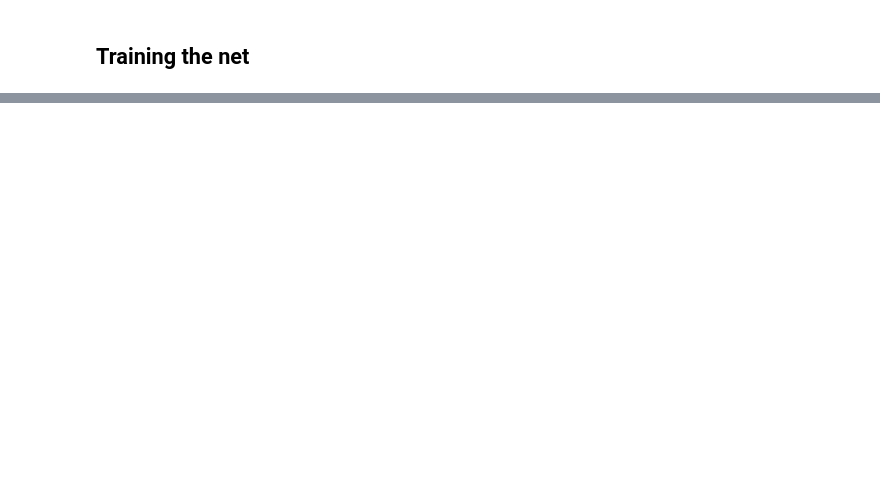
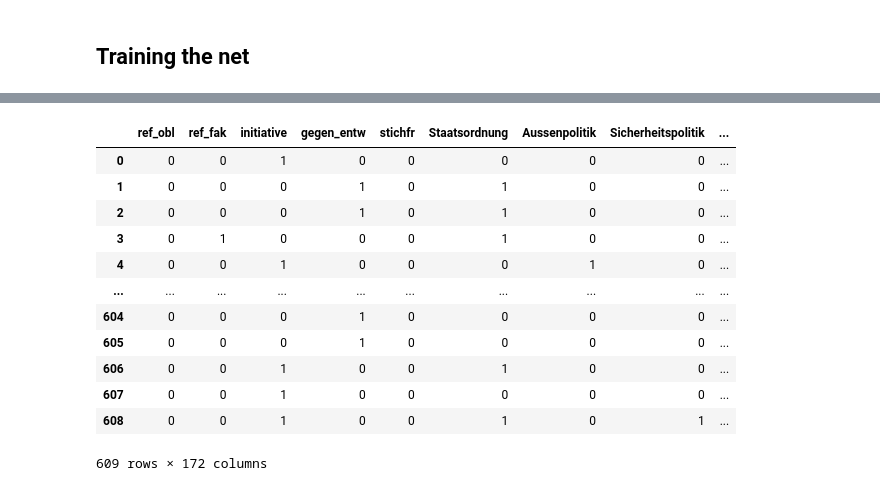
Before and after one commit to DJAntivenom/swiss-vote-prediction, a Jupyter notebook: src/nn_2.0.ipynb, the cells around one changed output, grey strips where cells are left out. Cells and saved outputs as stored; diff of their text form; code cells hidden in the pictures; blank space fills up the shorter version.

```diff
--- a/src/nn_2.0.ipynb
+++ b/src/nn_2.0.ipynb
@@ -218,0 +268,16 @@ model.evaluate(x=in_test, y=out_test)
+# %%
+get_data()[1]
+# %% [output]
+|  | ref_obl | ref_fak | initiative | gegen_entw | stichfr | Staatsordnung | Aussenpolitik | Sicherheitspolitik | ... |
+| 0 | 0 | 0 | 1 | 0 | 0 | 0 | 0 | 0 | ... |
+| 1 | 0 | 0 | 0 | 1 | 0 | 1 | 0 | 0 | ... |
+| 2 | 0 | 0 | 0 | 1 | 0 | 1 | 0 | 0 | ... |
+| 3 | 0 | 1 | 0 | 0 | 0 | 1 | 0 | 0 | ... |
+| 4 | 0 | 0 | 1 | 0 | 0 | 0 | 1 | 0 | ... |
+| ... | ... | ... | ... | ... | ... | ... | ... | ... | ... |
+| 604 | 0 | 0 | 0 | 1 | 0 | 0 | 0 | 0 | ... |
+| 605 | 0 | 0 | 0 | 1 | 0 | 0 | 0 | 0 | ... |
+| 606 | 0 | 0 | 1 | 0 | 0 | 1 | 0 | 0 | ... |
+| 607 | 0 | 0 | 1 | 0 | 0 | 0 | 0 | 0 | ... |
+| 608 | 0 | 0 | 1 | 0 | 0 | 1 | 0 | 1 | ... |
+609 rows × 172 columns
```
Also changed, not shown: parts of 16 cells of this notebook, 1 other file.
